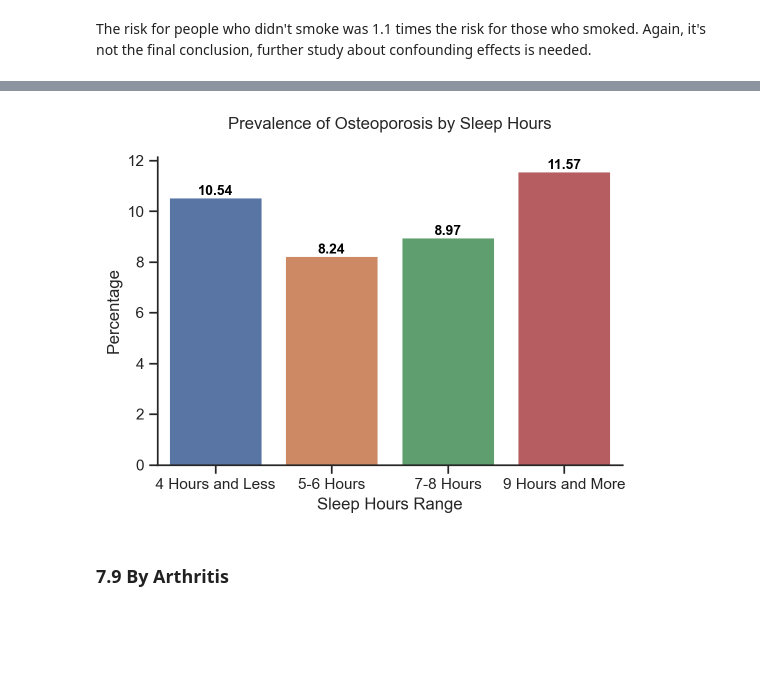
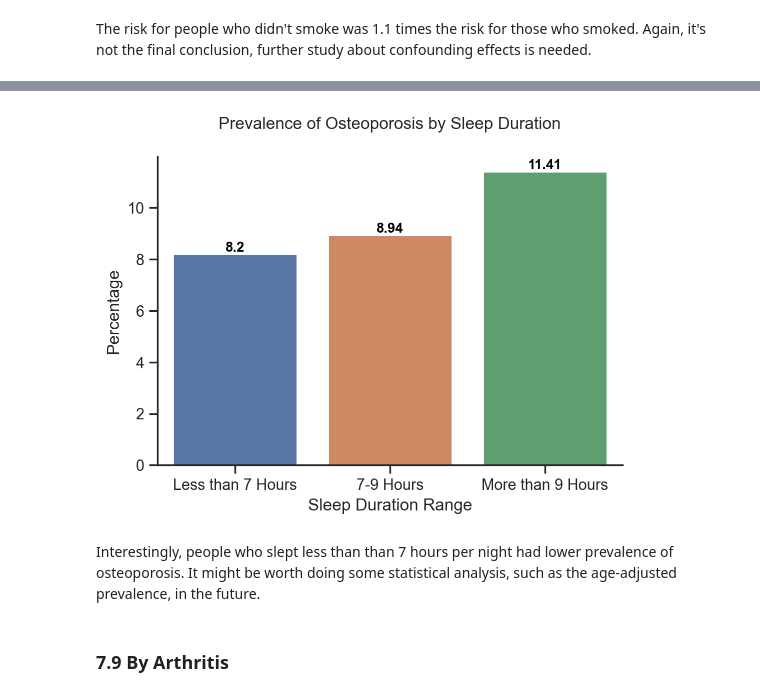
Before and after one commit to eeliuqin/Osteoporosis-Analysis-and-Prediction-on-NHANES-Data, a Jupyter notebook: predict-osteoporosis.ipynb, the cells around one changed output, grey strips where cells are left out. Drawn from its saved outputs; the diff is of its cells as text; code cells hidden in the pictures; blank space fills up the shorter version.

Commit message:
removed outliers

```diff
--- a/predict-osteoporosis.ipynb
+++ b/predict-osteoporosis.ipynb
@@ -614,7 +631,7 @@ Most missing data are from `Osteoporosis`, as we've seen in data importing, the
 According to [National Institutes of Health](https://www.nia.nih.gov/health/osteoporosis), osteoporosis is more common among people over age 50. So it's reasonable to just focus on those respondents aged 40+ who answered Osteoporosis Questionnaire.
 # %%
 # make sure the target is not null
-df_merged = df_merged.dropna(subset=['Osteoporosis'])
+df_merged_all = df_merged_all.dropna(subset=['Osteoporosis'])
 # check percentage of missing values of each variable
-df_merged.isnull().sum().sort_values()
+df_merged_all.isnull().sum().sort_values()
 # %% [output]
@@ -658,7 +679,7 @@ The distribution of all data and missing data is very close, direct removal shou
 # %%
 # remove missing values
-df_merged = df_merged.dropna()
-df_merged.info()
+df_merged_all = df_merged_all.dropna()
+df_merged_all.info()
 # %% [output]
 <class 'pandas.core.frame.DataFrame'>
 Int64Index: 6144 entries, 0 to 25734
@@ -685,0 +729,28 @@ df_merged.to_csv("data/cleaned_NHANES.csv", index=False)
+# %%
+def get_iqr_outliers(data, features):
+    data_features = data[features]
+
+    # calculate the quartiles and IQR for each feature
+    q1 = data_features.quantile(0.25)
+    q3 = data_features.quantile(0.75)
+    iqr = q3 - q1
+
+    # calculate the lower and upper fences for each feature
+    lif = q1 - 1.5 * iqr
+    uif = q3 + 1.5 * iqr
+
+    # identify outliers for any feature
+    outliers_features = data_features[(data_features < lif) | (data_features > uif)].dropna(how='all')
+    # get index of outliers
+    outlier_index = list(outliers_features.index.values)
+    # get values of all features of those outliers
+    outliers = data.loc[outlier_index]
+
+    return outliers
+
+features = ['BMI', 'Sleep Duration (Hours)']
+outliers = get_iqr_outliers(df_merged_all, features)
+
+# remove outliers
+df_merged = pd.concat([df_merged_all, outliers]).drop_duplicates(keep=False)
+df_merged.info()
@@ -789,15 +923,17 @@ The risk for people who didn't smoke was 1.1 times the risk for those who smoked
 # %%
-df_sleep_group = number_to_category(df_merged, var_col='Sleep Hours', new_var_col='Sleep Hours Range')
-sleep_order = ['4 Hours and Less', '5-6 Hours', '7-8 Hours', '9 Hours and More']
+df_sleep_group = number_to_category(df_merged, var_col='Sleep Duration (Hours)', new_var_col='Sleep Duration Range')
+sleep_order = ['Less than 7 Hours', '7-9 Hours', 'More than 9 Hours']
 plt.figure(figsize=(6, 4))
 barplot_percentage(df_sleep_group,
-                   var_col='Sleep Hours Range',
+                   var_col='Sleep Duration Range',
                    target_col='Osteoporosis',
                    order = sleep_order,
-                   title='Prevalence of Osteoporosis by Sleep Hours')
+                   title='Prevalence of Osteoporosis by Sleep Duration')
 plt.show()
 # %% [output]
-[figure, old version]
+[figure, new version]
+# %% [markdown]
+Interestingly, people who slept less than than 7 hours per night had lower prevalence of osteoporosis. It might be worth doing some statistical analysis, such as the age-adjusted prevalence, in the future.
 # %% [markdown]
 ### 7.9 By Arthritis
 # %%
```
Also changed, not shown: parts of 115 cells of this notebook, 8 other files.
